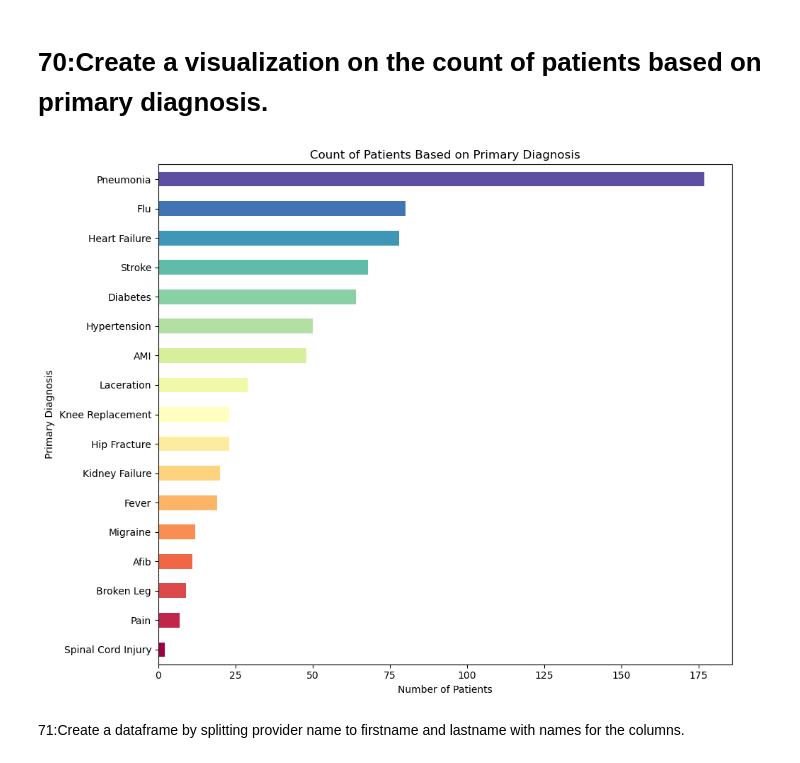
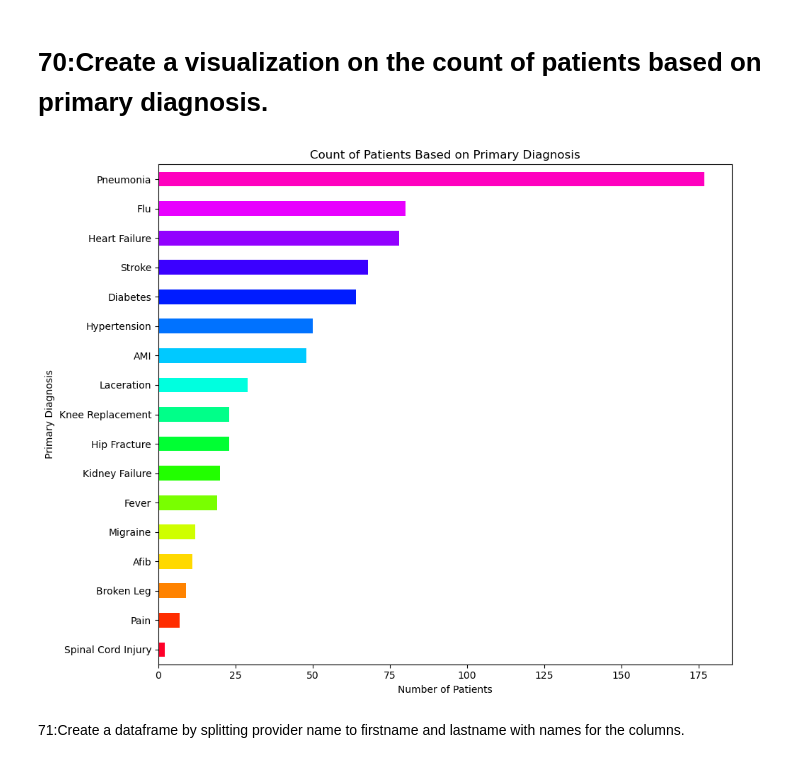
Before and after one commit to Amitha-sridhar/Py-Coders, a Jupyter notebook: Python Hackathon.ipynb, the cells around one changed output. Cells and saved outputs as stored; diff of their text form; code cells hidden in the pictures.

```diff
--- a/Python Hackathon.ipynb
+++ b/Python Hackathon.ipynb
@@ -6,11 +7,12 @@ import matplotlib.pyplot as plt
 # %%
-pat = pd.ExcelFile('HospitalDatabase.xlsx')
-ed_visits = pd.read_excel(pat, 'EDVisits')
-amb_visits = pd.read_excel(pat, 'AmbulatoryVisits')
-re_adm=pd.read_excel(pat, 'ReAdmissionRegistry')
-dis=pd.read_excel(pat, 'Discharges')
-pro=pd.read_excel(pat, 'Providers')
-edu = pd.read_excel(pat, 'EDUnique')
+df_hosp = pd.read_excel('HospitalDatabase.xlsx',sheet_name = None)
+pats=df_hosp['Patients']
+ed_visits=df_hosp['EDVisits']
+amb_visits=df_hosp['AmbulatoryVisits']
+re_adm=df_hosp['ReAdmissionRegistry']
+discharges=df_hosp['Discharges']
+providers=df_hosp['Providers']
+ed_unique=df_hosp['EDUnique']
 # %% [markdown]
 # 61:Retrieve the count of patients who are prone to hypertension crisis. (SBP>180 & DBP>120)
 # %%
@@ -214,21 +158,15 @@ Date
 # %% [markdown]
 # 69:Create a pivot table displaying average LOS based on Service and Primary Diagnosis.
 # %%
-# Assuming 'Discharges' is the sheet name containing the data
-sheet_name = 'Discharges'
-
-# Parse the sheet data into a DataFrame
-discharges_df = pat.parse(sheet_name)
-
 # Convert date columns to datetime
-discharges_df['AdmissionDate'] = pd.to_datetime(discharges_df['AdmissionDate'])
-discharges_df['DischargeDate'] = pd.to_datetime(discharges_df['DischargeDate'])
+discharges['AdmissionDate'] = pd.to_datetime(discharges['AdmissionDate'])
+discharges['DischargeDate'] = pd.to_datetime(discharges['DischargeDate'])
 
 # Calculate Length of Stay (LOS) in days
-discharges_df['LOS'] = (discharges_df['DischargeDate'] - discharges_df['AdmissionDate']).dt.days
+discharges['LOS'] = (discharges['DischargeDate'] - discharges['AdmissionDate']).dt.days
 
 # Create a pivot table for average LOS based on Service and Primary Diagnosis
-pivot_table = discharges_df.pivot_table(index=['Service', 'PrimaryDiagnosis'], values='LOS', aggfunc='mean')
+pivot_table = discharges.pivot_table(index=['Service', 'PrimaryDiagnosis'], values='LOS', aggfunc='mean')
 
 # Print the pivot table
 print(pivot_table)
@@ -253,32 +191,26 @@ Orthopeadics     Hip Fracture         9.173913
 # %% [markdown]
 # 70:Create a visualization on the count of patients based on primary diagnosis.
 # %%
-# Assuming 'Discharges' is the sheet name containing the data
-sheet_name = 'Discharges'
-
-# Parse the sheet data into a DataFrame
-discharges_df = pat.parse(sheet_name)
-
-# Calculate the count of patients based on Primary Diagnosis
-diagnosis_counts = discharges_df['PrimaryDiagnosis'].value_counts()
+# Count of patients based on Primary Diagnosis
+diagnosis_counts = discharges['PrimaryDiagnosis'].value_counts()
 
 # Sort the diagnosis_counts in descending order
 diagnosis_counts = diagnosis_counts.sort_values(ascending=True)
 
 # Create a colormap
-cmap = cm.get_cmap('Spectral', len(diagnosis_counts))
+cmap = cm.get_cmap('gist_rainbow', len(diagnosis_counts))
 
 # Create a horizontal bar plot with cubehelix colormap
 plt.figure(figsize=(10, 8))
 diagnosis_counts.plot(kind='barh', color=[cmap(i) for i in range(len(diagnosis_counts))])
 plt.title('Count of Patients Based on Primary Diagnosis')
 plt.xlabel('Number of Patients')
 plt.ylabel('Primary Diagnosis')
 plt.tight_layout()
 
 # Show the plot
 plt.show()
 # %% [output]
-[figure, old version]
+[figure, new version]
 # %% [markdown]
 71:Create a dataframe by splitting provider name to firstname and lastname with names for the columns.
```
Also changed, not shown: parts of 14 cells of this notebook.
